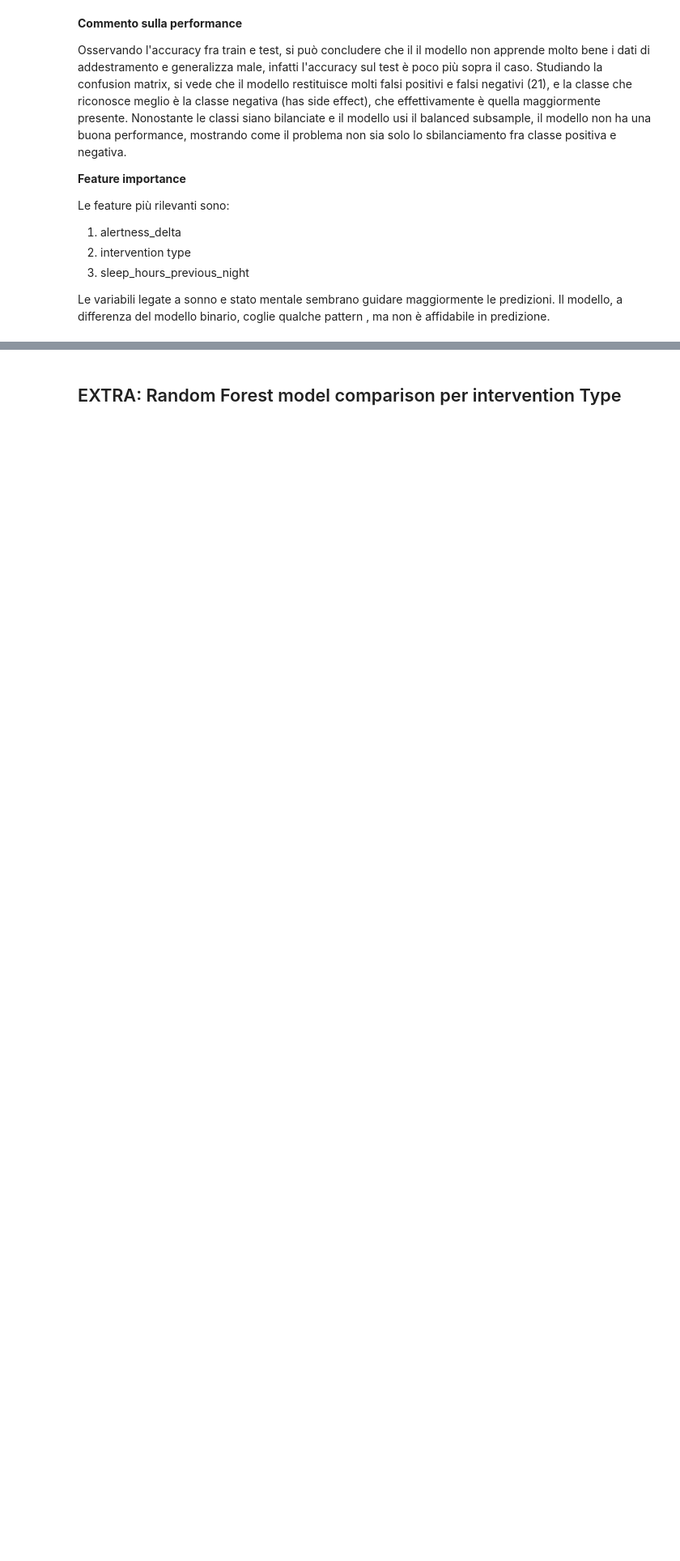
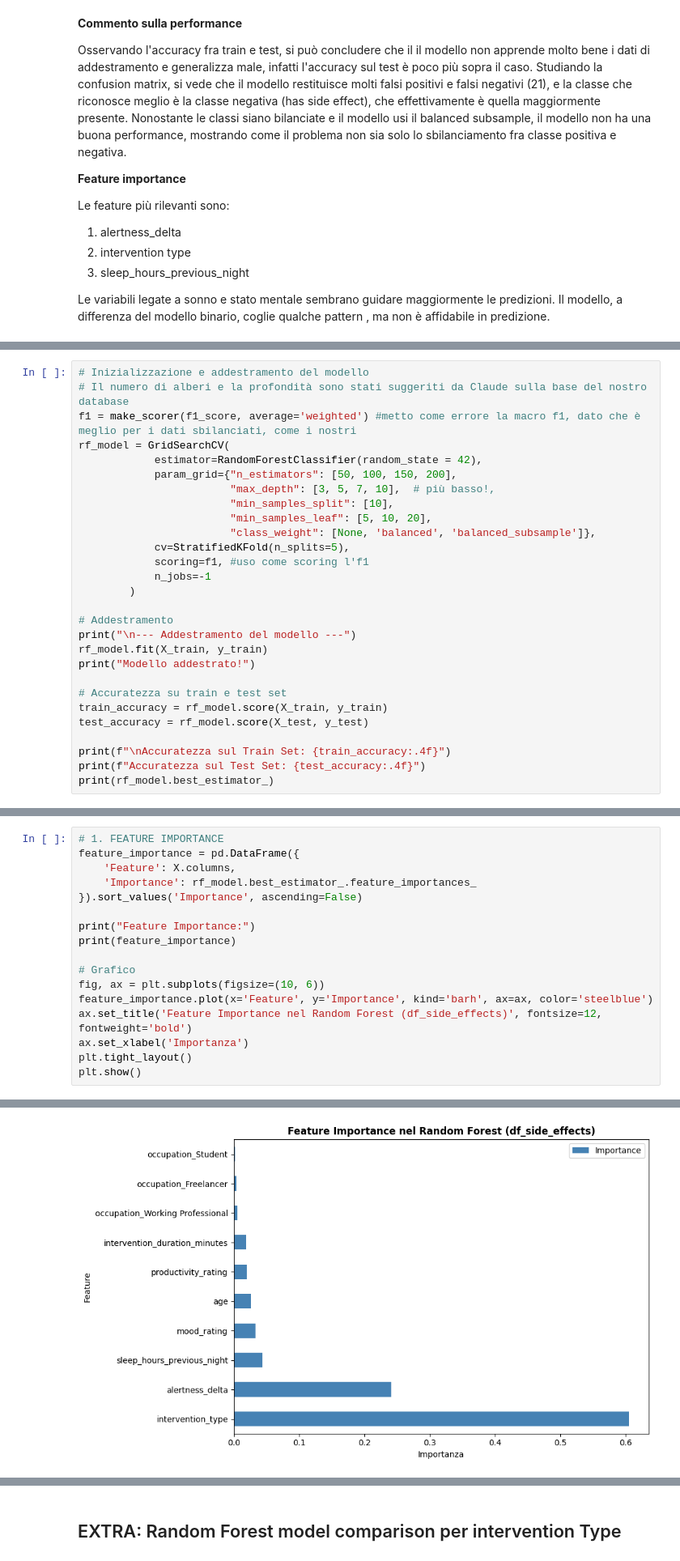
Before and after one commit to Grimino27/PDAI_Project, a Jupyter notebook: scripts/RandomForestModel.ipynb, the cells around one changed output, grey strips where cells are left out. Shown at 81% size. Saved outputs shown, nothing was run; the diff lists cells and outputs as text; blank space fills up the shorter version.

```diff
--- a/scripts/RandomForestModel.ipynb
+++ b/scripts/RandomForestModel.ipynb
@@ -667,0 +736,28 @@ Le variabili legate a sonno e stato mentale sembrano guidare maggiormente le pre
+# %%
+# Inizializzazione e addestramento del modello
+# Il numero di alberi e la profondità sono stati suggeriti da Claude sulla base del nostro database
+f1 = make_scorer(f1_score, average='weighted') #metto come errore la macro f1, dato che è meglio per i dati sbilanciati, come i nostri
+rf_model = GridSearchCV(
+            estimator=RandomForestClassifier(random_state = 42),
+            param_grid={"n_estimators": [50, 100, 150, 200],
+                        "max_depth": [3, 5, 7, 10],  # più basso!,
+                        "min_samples_split": [10],
+                        "min_samples_leaf": [5, 10, 20],
+                        "class_weight": [None, 'balanced', 'balanced_subsample']},
+            cv=StratifiedKFold(n_splits=5),
+            scoring=f1, #uso come scoring l'f1
+            n_jobs=-1
+        )
+
+# Addestramento
+print("\n--- Addestramento del modello ---")
+rf_model.fit(X_train, y_train)
+print("Modello addestrato!")
+
+# Accuratezza su train e test set
+train_accuracy = rf_model.score(X_train, y_train)
+test_accuracy = rf_model.score(X_test, y_test)
+
+print(f"\nAccuratezza sul Train Set: {train_accuracy:.4f}")
+print(f"Accuratezza sul Test Set: {test_accuracy:.4f}")
+print(rf_model.best_estimator_)
@@ -667,0 +773,18 @@ Le variabili legate a sonno e stato mentale sembrano guidare maggiormente le pre
+# %%
+# 1. FEATURE IMPORTANCE
+feature_importance = pd.DataFrame({
+    'Feature': X.columns,
+    'Importance': rf_model.best_estimator_.feature_importances_
+}).sort_values('Importance', ascending=False)
+
+print("Feature Importance:")
+print(feature_importance)
+
+# Grafico
+fig, ax = plt.subplots(figsize=(10, 6))
+feature_importance.plot(x='Feature', y='Importance', kind='barh', ax=ax, color='steelblue')
+ax.set_title('Feature Importance nel Random Forest (df_side_effects)', fontsize=12, fontweight='bold')
+ax.set_xlabel('Importanza')
+plt.tight_layout()
+plt.show()
+# %% [output]
@@ -667,0 +803 @@ Le variabili legate a sonno e stato mentale sembrano guidare maggiormente le pre
+[figure, added]
```
Also changed, not shown: parts of 22 cells of this notebook.
